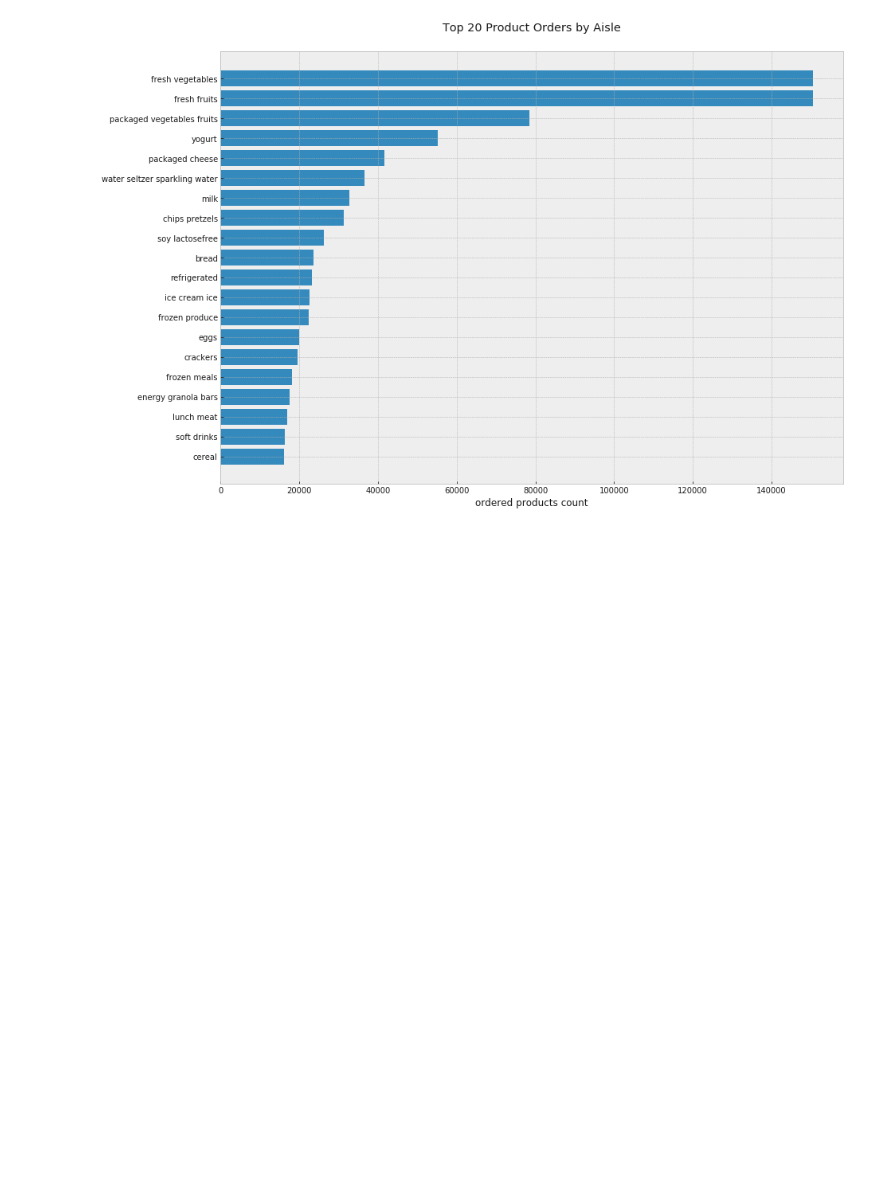
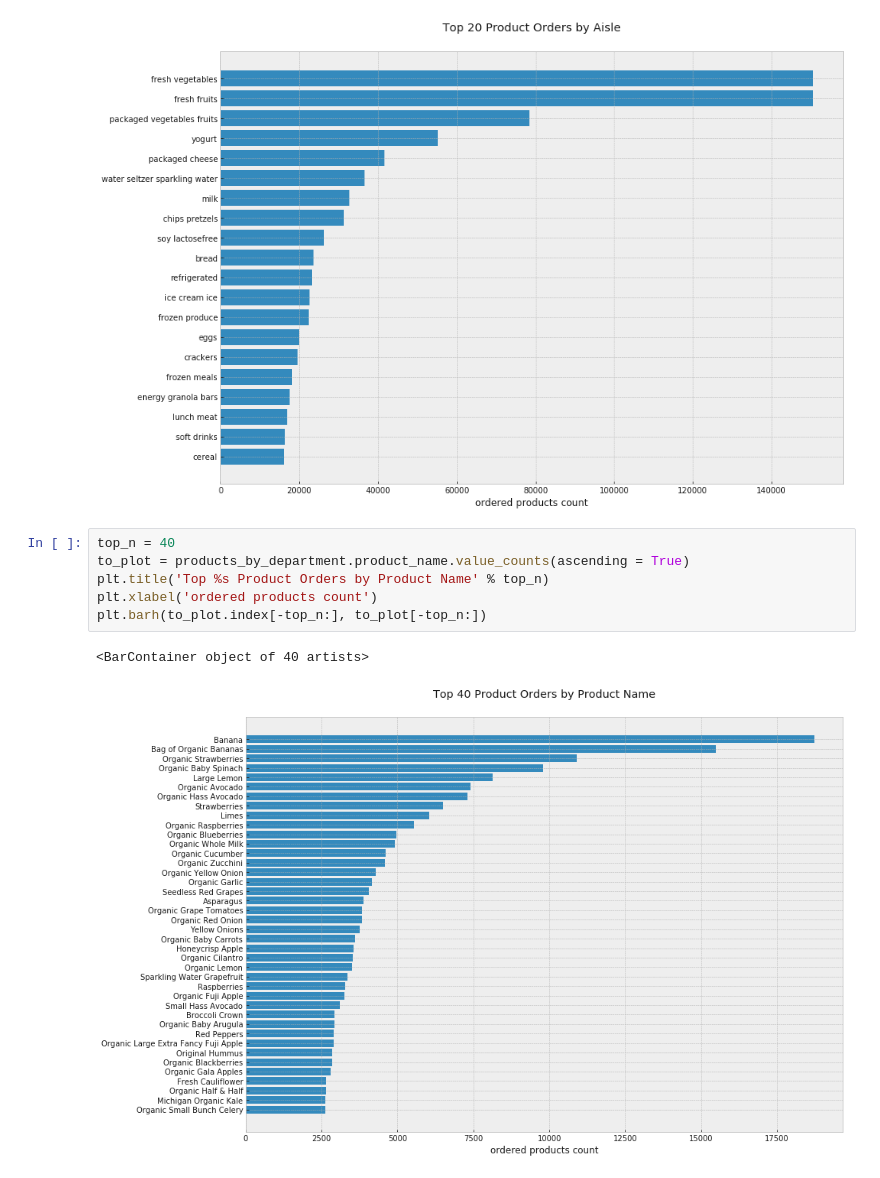
Before and after one commit to rossrco/analyses, a Jupyter notebook: instacart/instacart.ipynb, the cells around one changed output. Cells and saved outputs as stored; diff of their text form; blank space fills up the shorter version.

```diff
--- a/instacart/instacart.ipynb
+++ b/instacart/instacart.ipynb
@@ -141,3 +141,12 @@ plt.barh(to_plot.index[-top_n:], to_plot[-top_n:])
 # %% [output]
 <BarContainer object of 20 artists>
 [figure]
+# %%
+top_n = 40
+to_plot = products_by_department.product_name.value_counts(ascending = True)
+plt.title('Top %s Product Orders by Product Name' % top_n)
+plt.xlabel('ordered products count')
+plt.barh(to_plot.index[-top_n:], to_plot[-top_n:])
+# %% [output]
+<BarContainer object of 40 artists>
+[figure, added]
```
Also changed, not shown: parts of 3 cells of this notebook.
